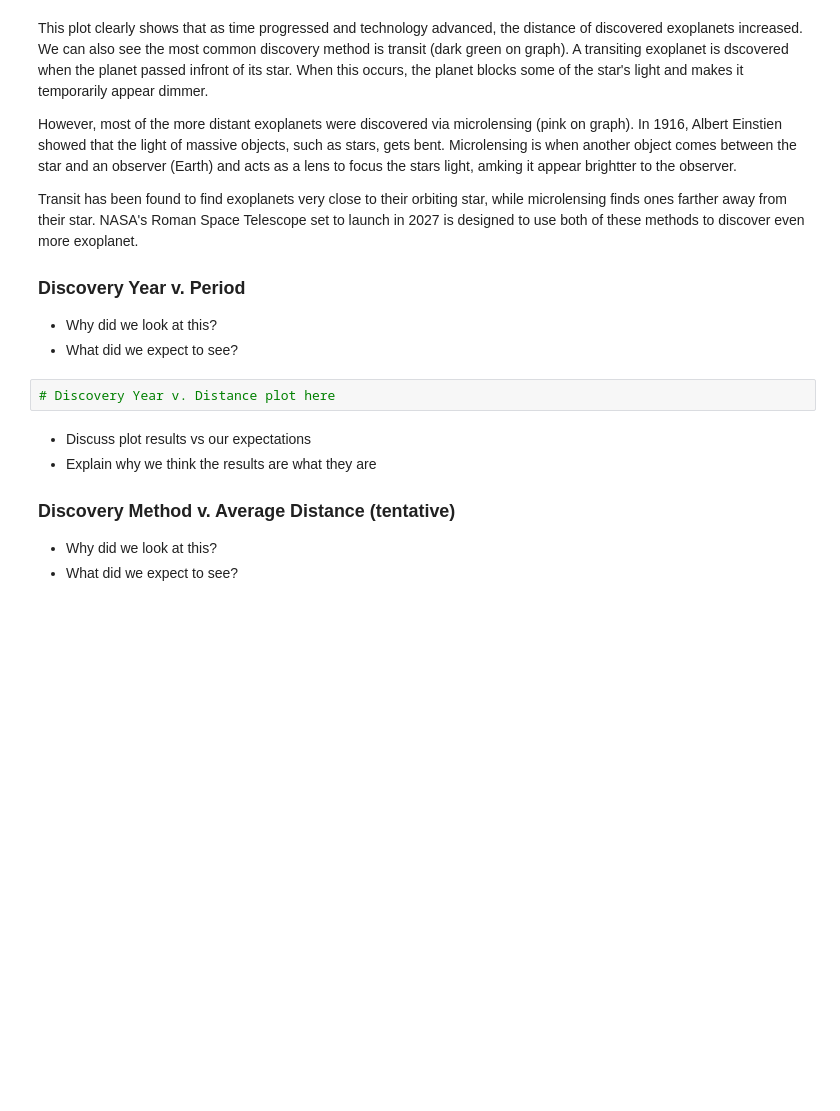
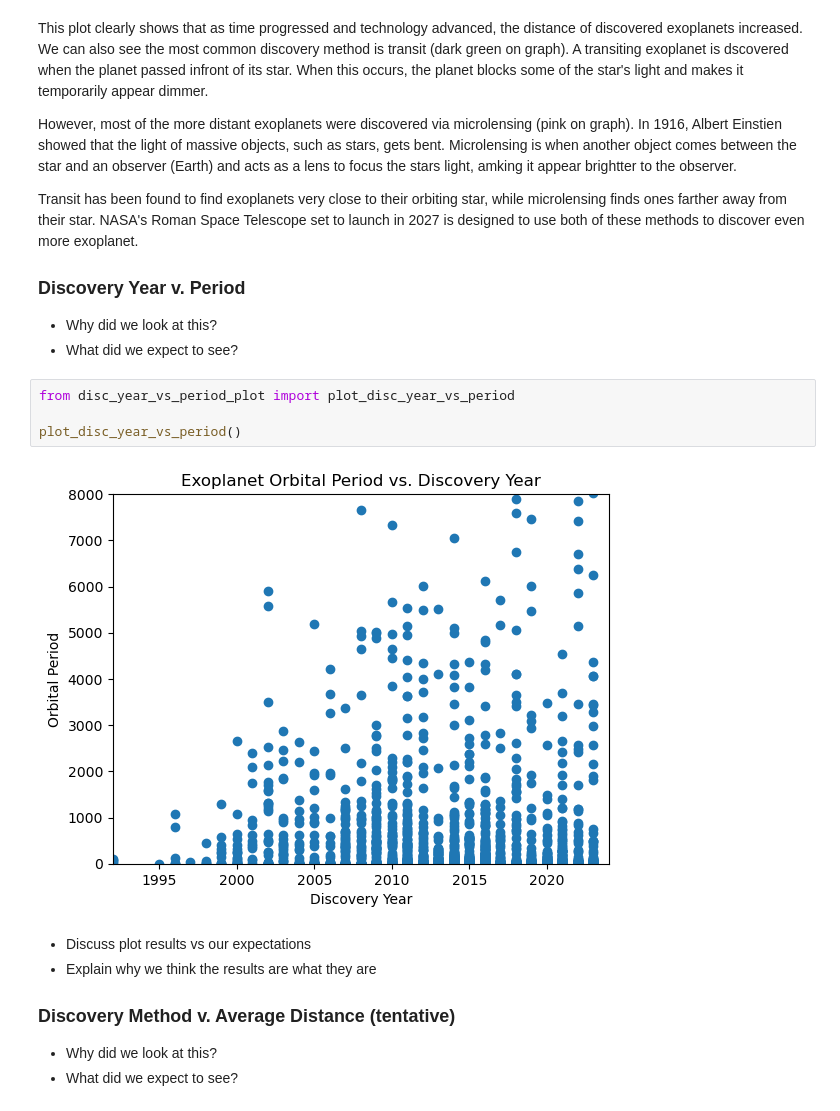
Before and after one commit to olincollege/exoplanet-discovery-trends, a Jupyter notebook: computational_essay.ipynb, the cells around one changed output. Cells and saved outputs as stored; diff of their text form; blank space fills up the shorter version.

Commit message:
Added Discovery Year v. Period plot to essay

```diff
--- a/computational_essay.ipynb
+++ b/computational_essay.ipynb
@@ -46,8 +48,12 @@ Transit has been found to find exoplanets very close to their orbiting star, whi
 ### Discovery Year v. Period
 - Why did we look at this?
 - What did we expect to see?
-# %%
-# Discovery Year v. Distance plot here
+# %%
+from disc_year_vs_period_plot import plot_disc_year_vs_period
+
+plot_disc_year_vs_period()
+# %% [output]
+[figure, added]
 # %% [markdown]
 - Discuss plot results vs our expectations
 - Explain why we think the results are what they are
```
Also changed, not shown: parts of 1 cell of this notebook.
